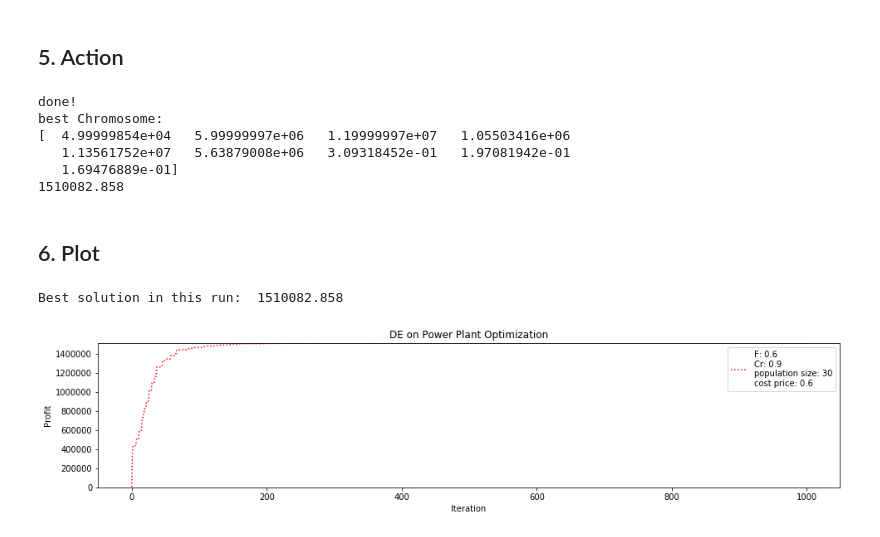
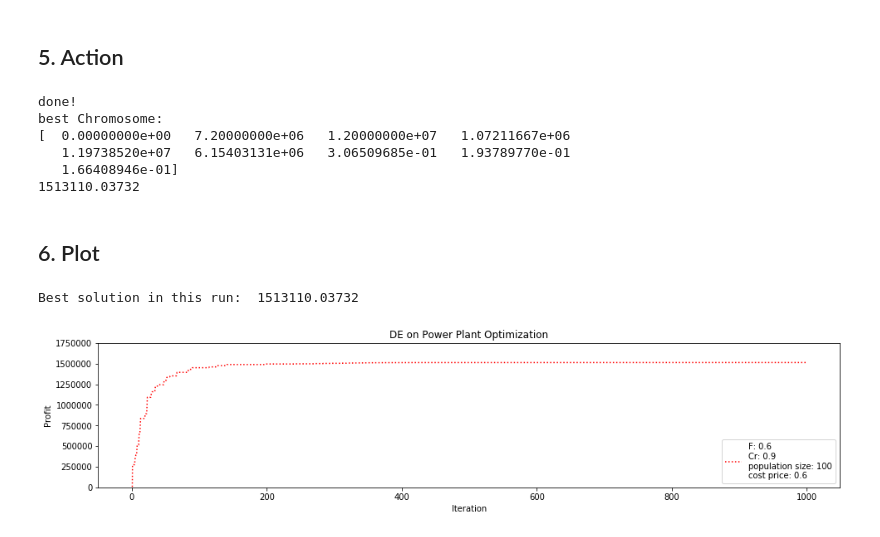
Before and after one commit to pphilihpp/NatureInspiredAlgorithms, a Jupyter notebook: 04_DifferentialEvolution/differentialevolution_nb.ipynb, the cells around one changed output. Drawn from its saved outputs; the diff is of its cells as text; code cells hidden in the pictures.

Commit message:
computing feasible_vectors added

```diff
--- a/04_DifferentialEvolution/differentialevolution_nb.ipynb
+++ b/04_DifferentialEvolution/differentialevolution_nb.ipynb
@@ -132,7 +147,10 @@ def cost(x, kwhPerPlant, costPerPlant, maxPlants):
 
     return plantsNeeded * costPerPlant
 # %%
-def objective(tested_vector,cost_price,p1,p2,p3,d1,d2,d3):
+def objective(tested_vector,cost_price,e1,e2,e3,d1,d2,d3,p1,p2,p3):
+    kwhPerPlant1 = e1 // 100
+    kwhPerPlant2 = e2 // 50
+    kwhPerPlant3 = e3 // 3
 
     # each e already provides the sum of energy produced per plant type
     total_energy_produced = tested_vector[0] + tested_vector[1] + tested_vector[2]
@@ -141,7 +159,7 @@ def objective(tested_vector,cost_price,p1,p2,p3,d1,d2,d3):
 
     purchasing_cost = max((total_energy_planned-total_energy_produced),0)*cost_price
 
-    production_cost = cost(tested_vector[0], 50000, 10000, 100) + cost(tested_vector[1], 600000, 80000, 50) + cost(tested_vector[2], 4000000, 400000, 3)
+    production_cost = cost(tested_vector[0], kwhPerPlant1, 10000, 100) + cost(tested_vector[1], kwhPerPlant2, 80000, 50) + cost(tested_vector[2], kwhPerPlant3, 400000, 3)
 
     total_cost = purchasing_cost + production_cost
 
@@ -152,10 +170,10 @@ def objective(tested_vector,cost_price,p1,p2,p3,d1,d2,d3):
 
     return profit
 # %%
-def select(target_vector_X,trial_vector_U,cost_price,p1,p2,p3,d1,d2,d3):
+def select(target_vector_X,trial_vector_U,cost_price,e1,e2,e3,d1,d2,d3,p1,p2,p3):
     # Evaluate the trial vector and choose new target vector with better value
 
-    if objective(target_vector_X,cost_price,p1,p2,p3,d1,d2,d3) > objective(trial_vector_U,cost_price,p1,p2,p3,d1,d2,d3):
+    if objective(target_vector_X,cost_price,e1,e2,e3,d1,d2,d3,p1,p2,p3) > objective(trial_vector_U,cost_price,e1,e2,e3,d1,d2,d3,p1,p2,p3):
         new_target_vector = target_vector_X
     else:
         new_target_vector = trial_vector_U
@@ -164,11 +182,11 @@ def select(target_vector_X,trial_vector_U,cost_price,p1,p2,p3,d1,d2,d3):
 # %% [markdown]
 ## 5. Action
 # %%
-def get_best(new_population,population_size_NP):
+def get_best(new_population,population_size_NP,e1,e2,e3,d1,d2,d3,p1,p2,p3):
     #choose the best one of the final population
     best_chromosome = new_population[0]
     for i in range(population_size_NP):
-        if objective(new_population[i],cost_price,p1,p2,p3,d1,d2,d3) > objective(best_chromosome,cost_price,p1,p2,p3,d1,d2,d3):
+        if objective(new_population[i],cost_price,e1,e2,e3,d1,d2,d3,p1,p2,p3) > objective(best_chromosome,cost_price,e1,e2,e3,d1,d2,d3,p1,p2,p3):
             best_chromosome = new_population[i]
 
     return best_chromosome
@@ -176,8 +194,13 @@ def get_best(new_population,population_size_NP):
 # set factors:
 scale_factor_F = 0.6
 cross_over_rate_Cr = 0.9
-population_size_NP = 30
+population_size_NP = 100
 cost_price = 0.6
+
+# total energy values (for all plants)
+e1 = 5000000
+e2 = 30000000
+e3 = 12000000
 
 # market prices
 p1 = 0.45
@@ -191,7 +214,7 @@ d3 = 20000000
 
 # Initialization:
 generation_number_G = 0
-new_population = initialize(population_size_NP,p1,p2,p3,d1,d2,d3)
+new_population = initialize(population_size_NP,e1,e2,e3,d1,d2,d3,p1,p2,p3)
 best_solution_list = []
 
 converged = False
@@ -201,34 +224,31 @@ while not converged:
         target_vector_X = population[i]
 
         # Mutation:
-        donor_vector_V = mutate(target_vector_X,scale_factor_F,population,p1,p2,p3,d1,d2,d3)
-        #print("feasible1 ",feasible_vector(donor_vector_V,p1,p2,p3,d1,d2,d3))
+        donor_vector_V = mutate(target_vector_X,scale_factor_F,population,e1,e2,e3,d1,d2,d3,p1,p2,p3)
 
         # Crossover:
         trial_vector_U = crossover(target_vector_X,donor_vector_V,cross_over_rate_Cr)
-        #print("feasible2 ",feasible_vector(trial_vector_U,p1,p2,p3,d1,d2,d3))
 
         # Selection:
-        new_population[i] = select(target_vector_X,trial_vector_U,cost_price,p1,p2,p3,d1,d2,d3)
-        #print("feasible3 ",feasible_vector(new_population[i],p1,p2,p3,d1,d2,d3))
+        new_population[i] = select(target_vector_X,trial_vector_U,cost_price,e1,e2,e3,d1,d2,d3,p1,p2,p3)
 
     generation_number_G += 1
     converged = (generation_number_G == 1000)
     #choose the best one of the final population
-    best_chromosome = get_best(new_population,population_size_NP)
-    best_solution_list.append(objective(best_chromosome,cost_price,p1,p2,p3,d1,d2,d3))
+    best_chromosome = get_best(new_population,population_size_NP,e1,e2,e3,d1,d2,d3,p1,p2,p3)
+    best_solution_list.append(objective(best_chromosome,cost_price,e1,e2,e3,d1,d2,d3,p1,p2,p3))
 
 print("done!")
 print("best Chromosome:")
 print(best_chromosome)
-print(objective(best_chromosome,cost_price,p1,p2,p3,d1,d2,d3))
+print(objective(best_chromosome,cost_price,e1,e2,e3,d1,d2,d3,p1,p2,p3))
 # %% [output]
 done!
 best Chromosome:
-[  4.99999854e+04   5.99999997e+06   1.19999997e+07   1.05503416e+06
-   1.13561752e+07   5.63879008e+06   3.09318452e-01   1.97081942e-01
-   1.69476889e-01]
-1510082.858
+[  0.00000000e+00   7.20000000e+06   1.20000000e+07   1.07211667e+06
+   1.19738520e+07   6.15403131e+06   3.06509685e-01   1.93789770e-01
+   1.66408946e-01]
+1513110.03732
 # %% [markdown]
 ## 6. Plot
 # %%
@@ -242,13 +262,13 @@ def simple_plot(best_profit_per_run,minimum_solution,best_solution,scale_factor_
 # %%
 best_profit_per_run = best_solution_list
 best_solution = max(best_solution_list)
 scale_factor_F_plot = scale_factor_F
 cross_over_rate_Cr_plot = cross_over_rate_Cr
 population_size_NP_plot = population_size_NP
 cost_price_plot = cost_price
 
 print("Best solution in this run: ",best_solution)
-simple_plot(best_profit_per_run,0,best_solution,scale_factor_F_plot,cross_over_rate_Cr_plot,population_size_NP_plot,cost_price_plot)
+simple_plot(best_profit_per_run,0,1750000,scale_factor_F_plot,cross_over_rate_Cr_plot,population_size_NP_plot,cost_price_plot)
 # %% [output]
-Best solution in this run:  1510082.858
+Best solution in this run:  1513110.03732
-[figure, old version]
+[figure, new version]
```
Also changed, not shown: parts of 3 cells of this notebook.
